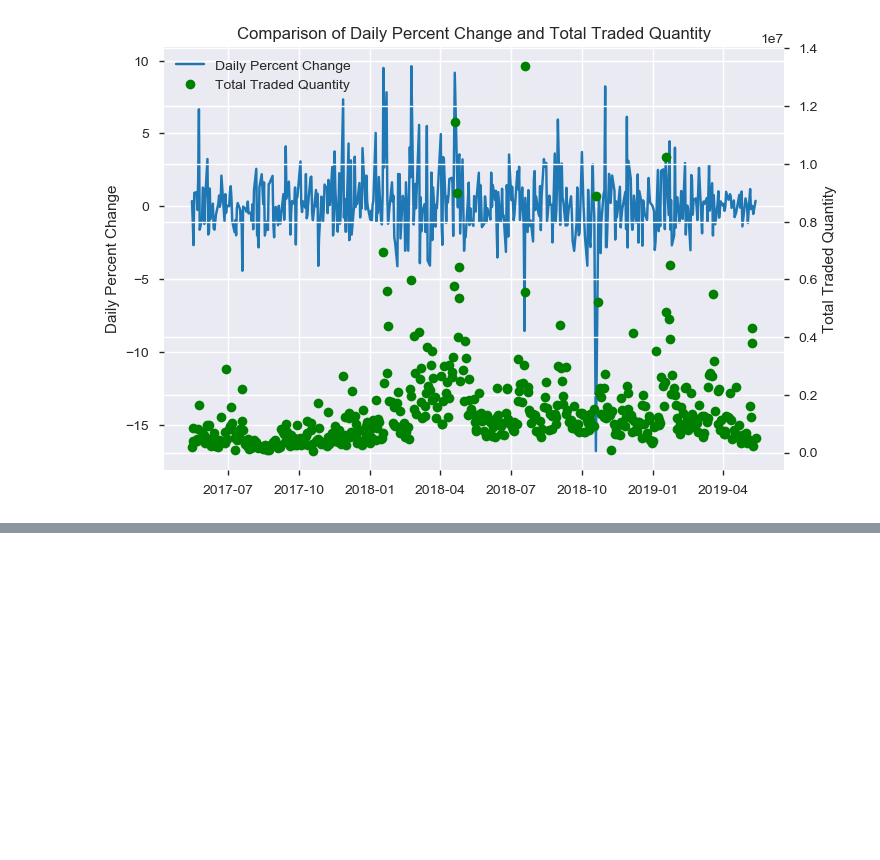
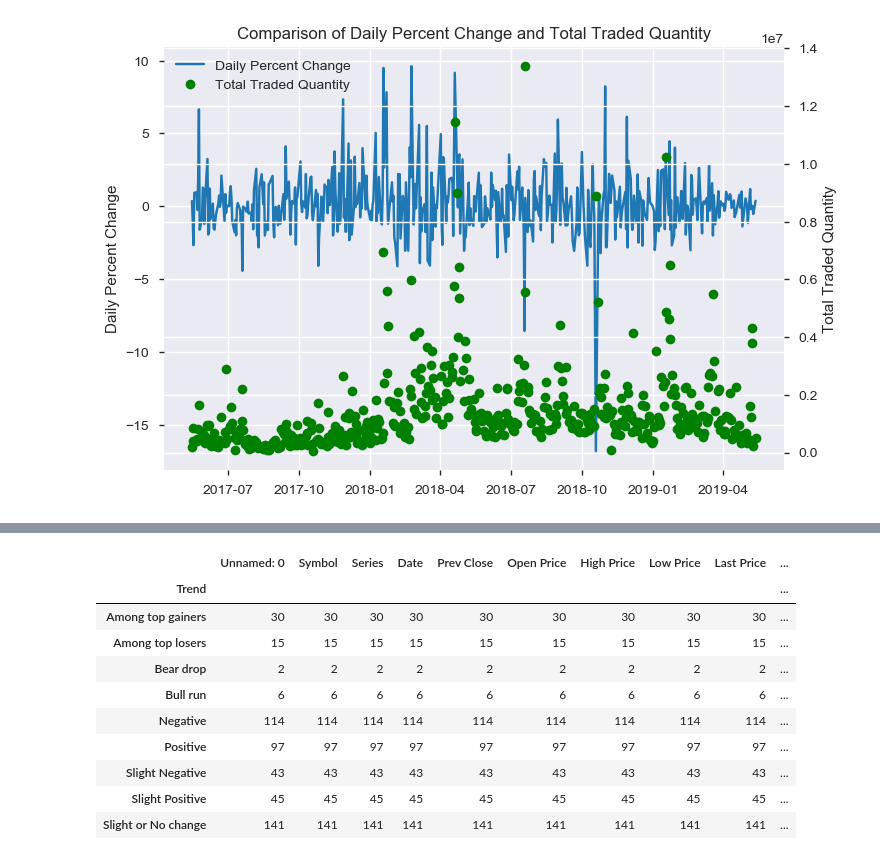
Before and after one commit to atkrish0/securitized-asset-analysis, a Jupyter notebook: 2 - Plotting in Financial Markets (Mindtree).ipynb, the cells around one changed output, grey strips where cells are left out. Drawn from its saved outputs; the diff is of its cells as text; code cells hidden in the pictures; blank space fills up the shorter version.

```diff
--- a/2 - Plotting in Financial Markets (Mindtree).ipynb
+++ b/2 - Plotting in Financial Markets (Mindtree).ipynb
@@ -102,0 +109,14 @@ plt.show()
+# %%
+df.groupby(['Trend']).count()
+# %% [output]
+|  | Unnamed: 0 | Symbol | Series | Date | Prev Close | Open Price | High Price | Low Price | Last Price | ... |
+| Trend |  |  |  |  |  |  |  |  |  | ... |
+| Among top gainers | 30 | 30 | 30 | 30 | 30 | 30 | 30 | 30 | 30 | ... |
+| Among top losers | 15 | 15 | 15 | 15 | 15 | 15 | 15 | 15 | 15 | ... |
+| Bear drop | 2 | 2 | 2 | 2 | 2 | 2 | 2 | 2 | 2 | ... |
+| Bull run | 6 | 6 | 6 | 6 | 6 | 6 | 6 | 6 | 6 | ... |
+| Negative | 114 | 114 | 114 | 114 | 114 | 114 | 114 | 114 | 114 | ... |
+| Positive | 97 | 97 | 97 | 97 | 97 | 97 | 97 | 97 | 97 | ... |
+| Slight Negative | 43 | 43 | 43 | 43 | 43 | 43 | 43 | 43 | 43 | ... |
+| Slight Positive | 45 | 45 | 45 | 45 | 45 | 45 | 45 | 45 | 45 | ... |
+| Slight or No change | 141 | 141 | 141 | 141 | 141 | 141 | 141 | 141 | 141 | ... |
```
Also changed, not shown: parts of 5 cells of this notebook.
